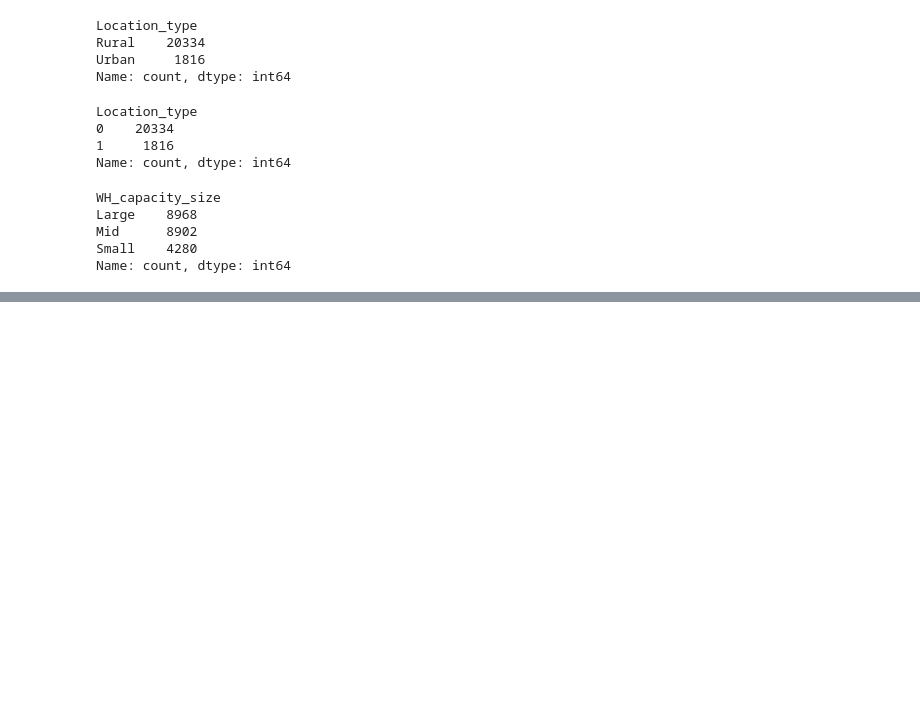
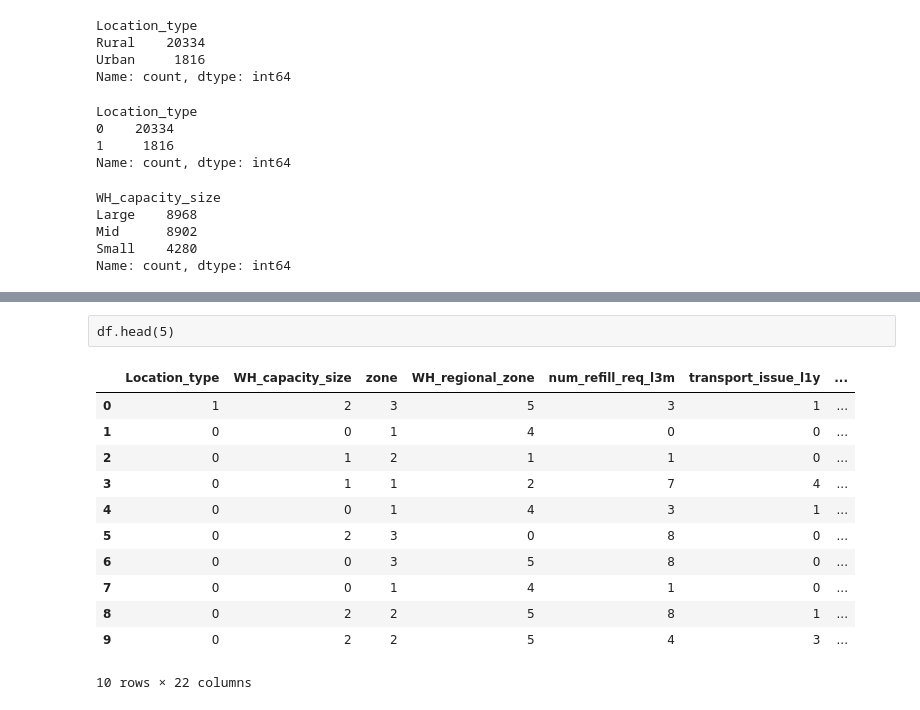
Before and after one commit to vrushali253/SUPPLYCHAINY, a Jupyter notebook: Model.ipynb, the cells around one changed output, grey strips where cells are left out. Drawn from its saved outputs; the diff is of its cells as text; code cells hidden in the pictures; blank space fills up the shorter version.

```diff
--- a/Model.ipynb
+++ b/Model.ipynb
@@ -283,0 +293,2 @@ df['WH_capacity_size'] = le.fit_transform(df['WH_capacity_size'])
+# %%
+df ['zone'] = le.fit_transform(df['zone'])
@@ -283,0 +306,8 @@ df['WH_capacity_size'] = le.fit_transform(df['WH_capacity_size'])
+# %%
+df['WH_regional_zone'] = le.fit_transform(df['WH_regional_zone'])
+# %%
+df['wh_owner_type'] = le.fit_transform(df['wh_owner_type'])
+# %%
+df['approved_wh_govt_certificate'] = le.fit_transform(df['approved_wh_govt_certificate'])
+# %% [raw]
+df.head(5)
@@ -283,0 +318,15 @@ df['WH_capacity_size'] = le.fit_transform(df['WH_capacity_size'])
+# %%
+df.head(10)
+# %% [output]
+|  | Location_type | WH_capacity_size | zone | WH_regional_zone | num_refill_req_l3m | transport_issue_l1y | ... |
+| 0 | 1 | 2 | 3 | 5 | 3 | 1 | ... |
+| 1 | 0 | 0 | 1 | 4 | 0 | 0 | ... |
+| 2 | 0 | 1 | 2 | 1 | 1 | 0 | ... |
+| 3 | 0 | 1 | 1 | 2 | 7 | 4 | ... |
+| 4 | 0 | 0 | 1 | 4 | 3 | 1 | ... |
+| 5 | 0 | 2 | 3 | 0 | 8 | 0 | ... |
+| 6 | 0 | 0 | 3 | 5 | 8 | 0 | ... |
+| 7 | 0 | 0 | 1 | 4 | 1 | 0 | ... |
+| 8 | 0 | 2 | 2 | 5 | 8 | 1 | ... |
+| 9 | 0 | 2 | 2 | 5 | 4 | 3 | ... |
+10 rows × 22 columns
```
Also changed, not shown: parts of 5 cells of this notebook.
